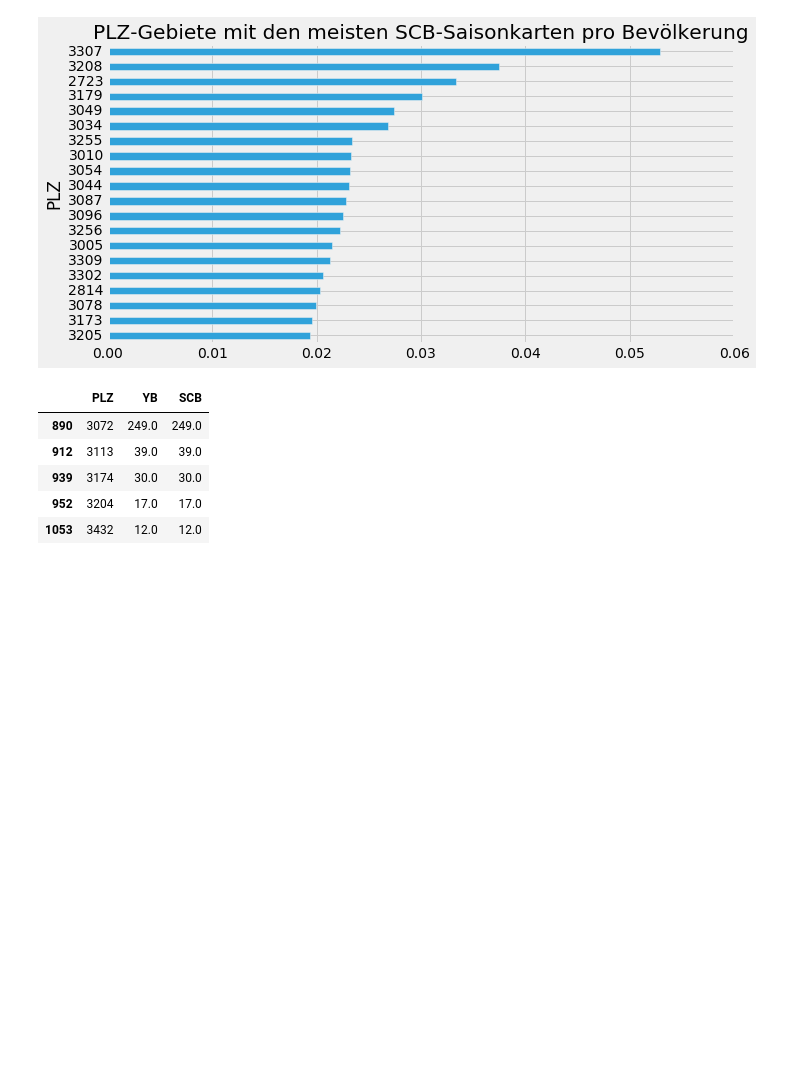
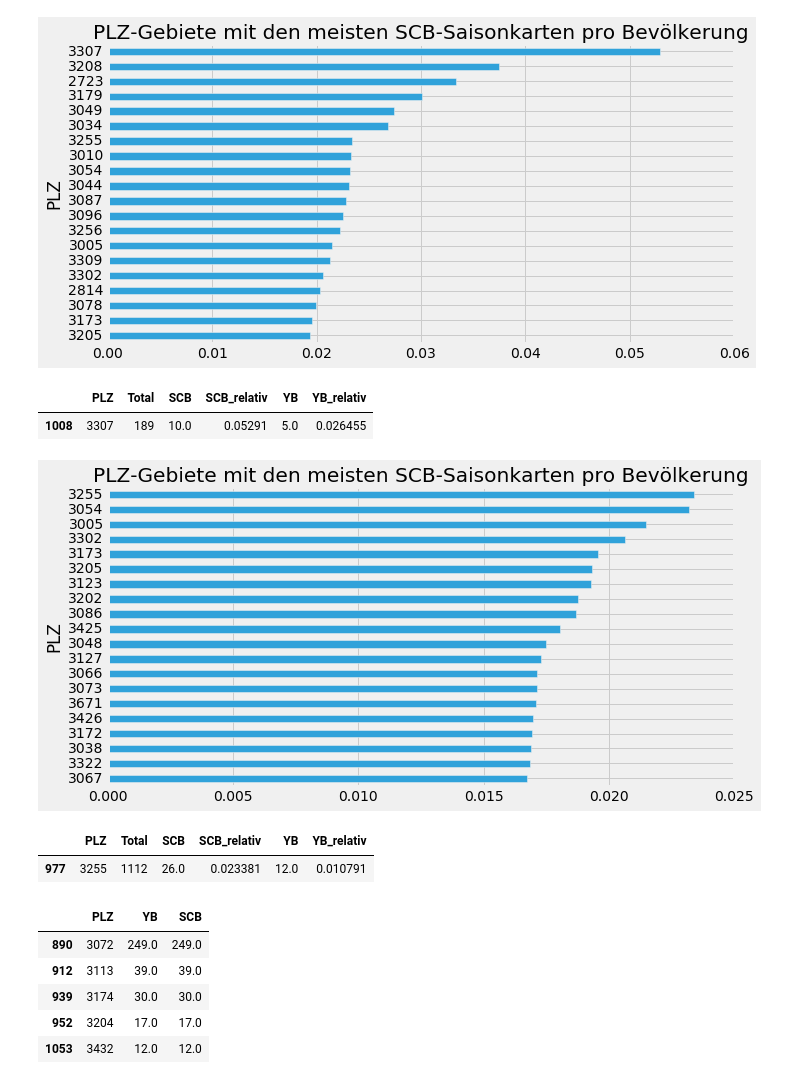
Before and after one commit to thisss/foundations-homework, a Jupyter notebook: data-studio/03/Map the Fans.ipynb, the cells around one changed output. Saved outputs shown, nothing was run; the diff lists cells and outputs as text; code cells hidden in the pictures; blank space fills up the shorter version.

Commit message:
Some addition to fan data

```diff
--- a/data-studio/03/Map the Fans.ipynb
+++ b/data-studio/03/Map the Fans.ipynb
@@ -235,6 +241,25 @@ df[['PLZ', 'SCB_relativ']].sort_values(by='SCB_relativ', ascending=False).head(2
 plt.savefig('output/SCB_PLZ.svg')
 # %% [output]
 [figure]
+# %%
+# Data for 3307 (Brunnenthal, SO):
+df[df['PLZ'] == 3307][['PLZ', 'Total', 'SCB', 'SCB_relativ', 'YB', 'YB_relativ']]
+# %% [output]
+|  | PLZ | Total | SCB | SCB_relativ | YB | YB_relativ |
+| 1008 | 3307 | 189 | 10.0 | 0.05291 | 5.0 | 0.026455 |
+# %%
+# In the previous example, there are some communities with little inhabitants. Let's take them out.
+# This are the PLZ with at leas 1000 inhabitants.
+df[df['Total'] > 1000][['PLZ', 'SCB_relativ']].sort_values(by='SCB_relativ', ascending=False).head(20).sort('SCB_relativ', ascending=True).plot(kind='barh', x='PLZ', y='SCB_relativ', title='PLZ-Gebiete mit den meisten SCB-Saisonkarten pro Bevölkerung', legend=False, figsize = [10,5])
+plt.savefig('output/SCB_PLZ_grosse.svg')
+# %% [output]
+[figure, added]
+# %%
+# Some information about 3255 (Rapperswil BE):
+df[df['PLZ'] == 3255][['PLZ', 'Total', 'SCB', 'SCB_relativ', 'YB', 'YB_relativ']]
+# %% [output]
+|  | PLZ | Total | SCB | SCB_relativ | YB | YB_relativ |
+| 977 | 3255 | 1112 | 26.0 | 0.023381 | 12.0 | 0.010791 |
 # %%
 # In what ZIP code they sold the same amount of SCB as YB cards?
 df.loc[(df["YB"] == df["SCB"])].sort_values(by='SCB', ascending=False)[['PLZ', 'YB', 'SCB']].head(5)
```
Also changed, not shown: parts of 4 cells of this notebook.
